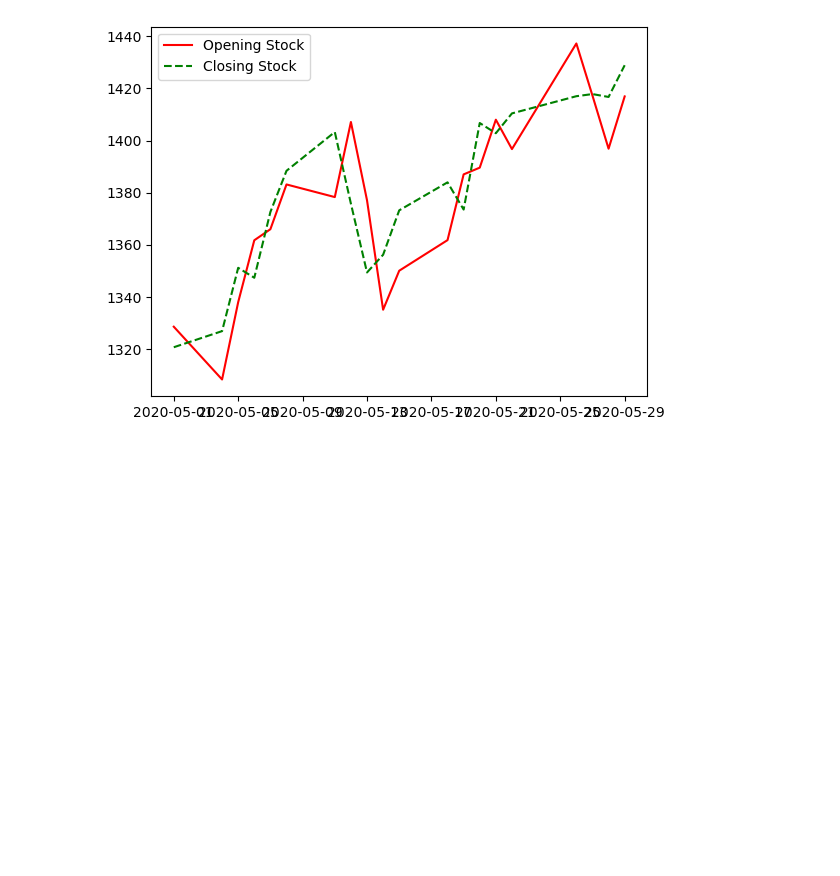
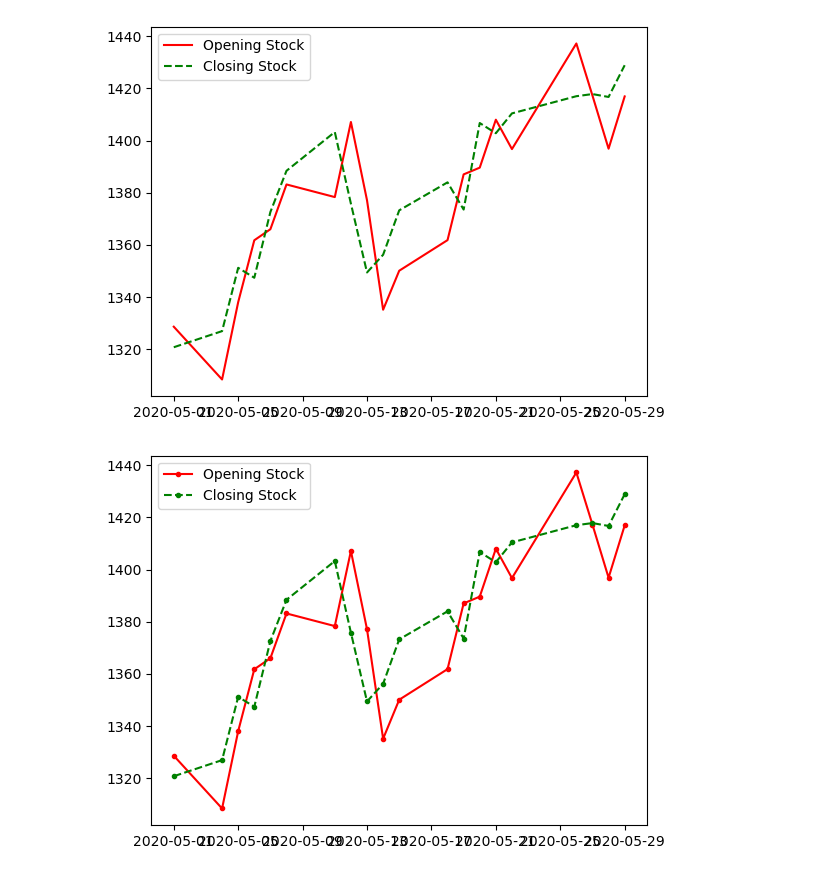
Before and after one commit to yotam-sh/learning_os_gis_development, a Jupyter notebook: matplotlib/day_27.ipynb, the cells around one changed output. Saved outputs shown, nothing was run; the diff lists cells and outputs as text; code cells hidden in the pictures; blank space fills up the shorter version.

Commit message:
Added line markers

```diff
--- a/matplotlib/day_27.ipynb
+++ b/matplotlib/day_27.ipynb
@@ -85,3 +85,12 @@ plt.legend()
 plt.show()
 # %% [output]
 [figure]
+# %%
+# Adding markers to the lines
+
+plt.plot(plot_x, plot_y_1, color='r', linestyle='-', marker='.', label='Opening Stock')
+plt.plot(plot_x, plot_y_2, color='g', linestyle='--', marker='.', label='Closing Stock')
+plt.legend()
+plt.show()
+# %% [output]
+[figure, added]
```
